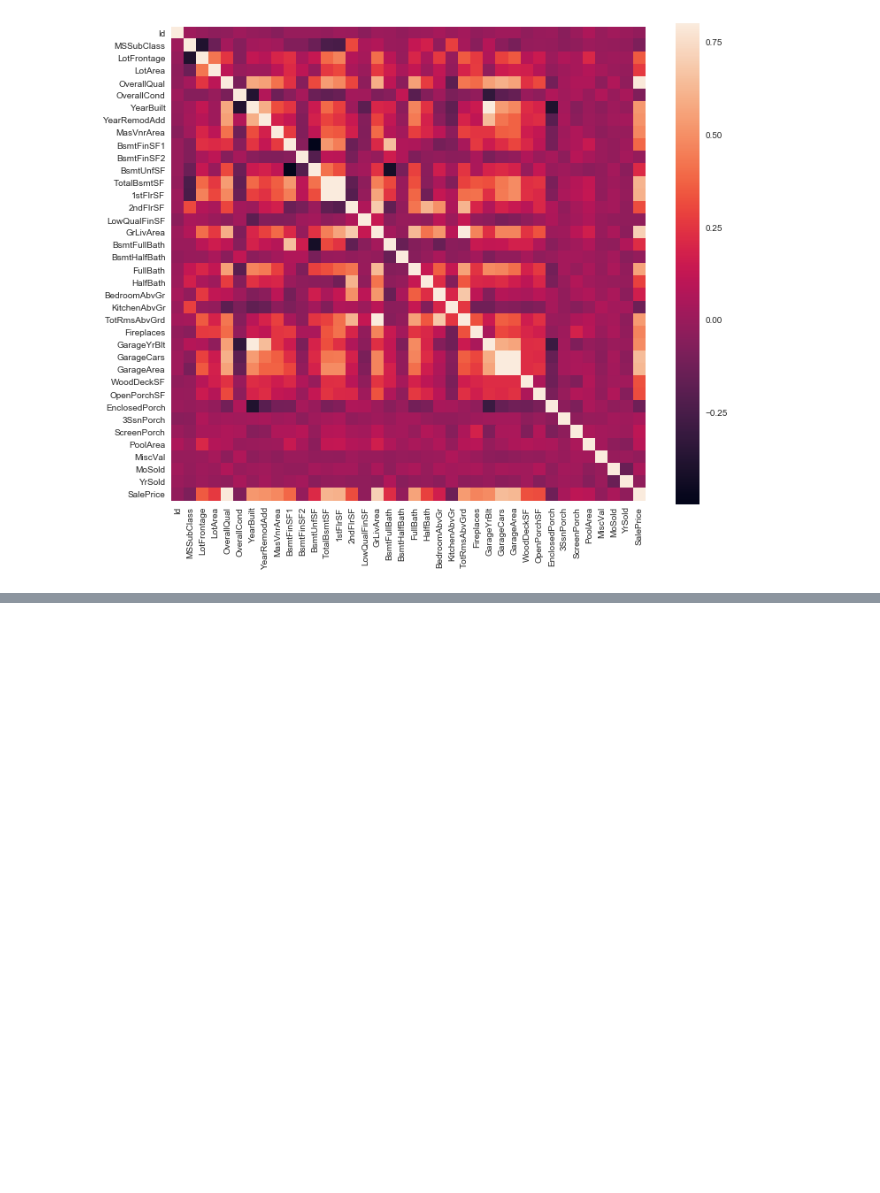
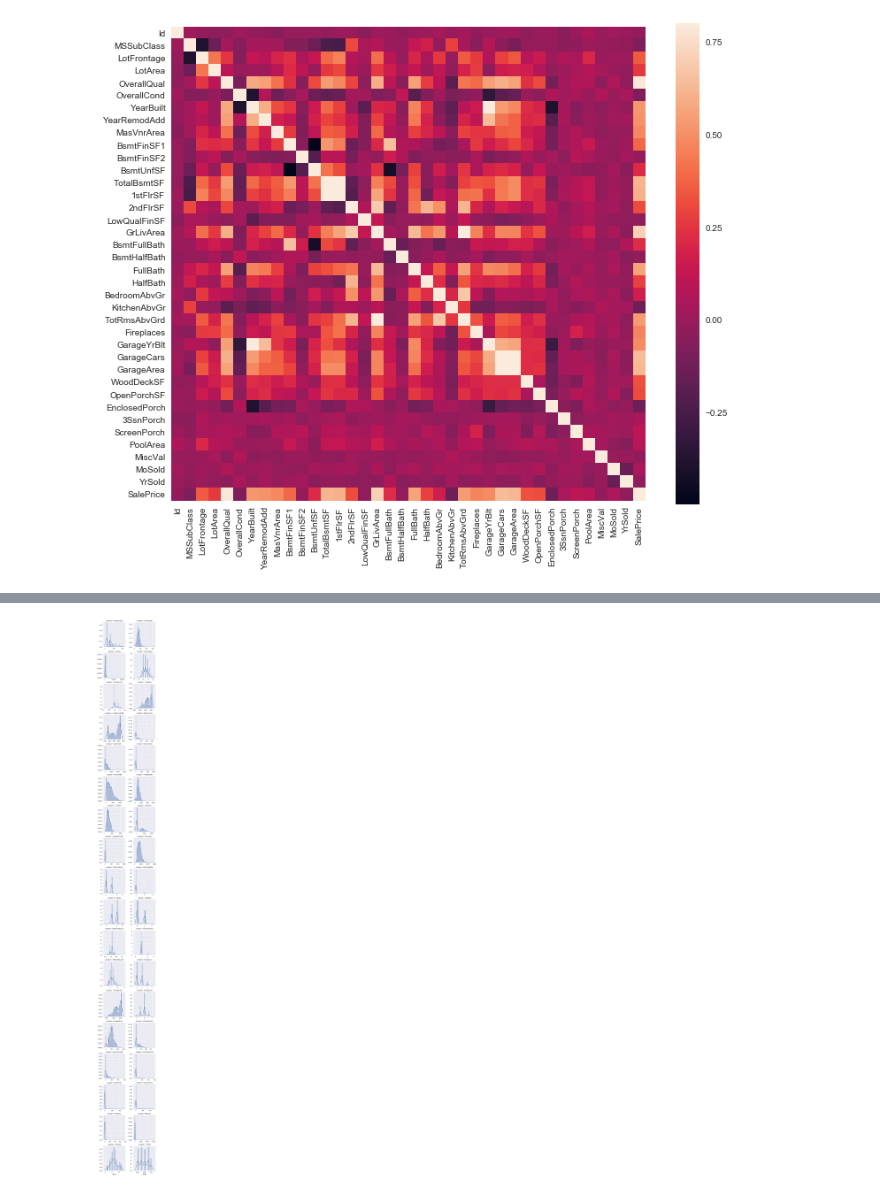
Before and after one commit to prathap17/House_Prices, a Jupyter notebook: Data_exploration.ipynb, the cells around one changed output, grey strips where cells are left out. Cells and saved outputs as stored; diff of their text form; code cells hidden in the pictures; blank space fills up the shorter version.

```diff
--- a/Data_exploration.ipynb
+++ b/Data_exploration.ipynb
@@ -135,0 +198,5 @@ sns.heatmap(corrmat,vmax=.8,square=True);
+# %%
+quantitative = [f for f in df_train.columns if df_train.dtypes[f] != 'object']
+quantitative.remove('SalePrice')
+quantitative.remove('Id')
+qualitative = [f for f in df_train.columns if df_train.dtypes[f] == 'object']
@@ -135,0 +214,7 @@ sns.heatmap(corrmat,vmax=.8,square=True);
+# %%
+#before changing the data into lognormality
+f = pd.melt(df_train, value_vars=quantitative)
+g = sns.FacetGrid(f, col="variable",  col_wrap=2, sharex=False, sharey=False)
+g = g.map(sns.distplot, "value")
+# %% [output]
+[figure, added]
```
Also changed, not shown: parts of 14 cells of this notebook.
